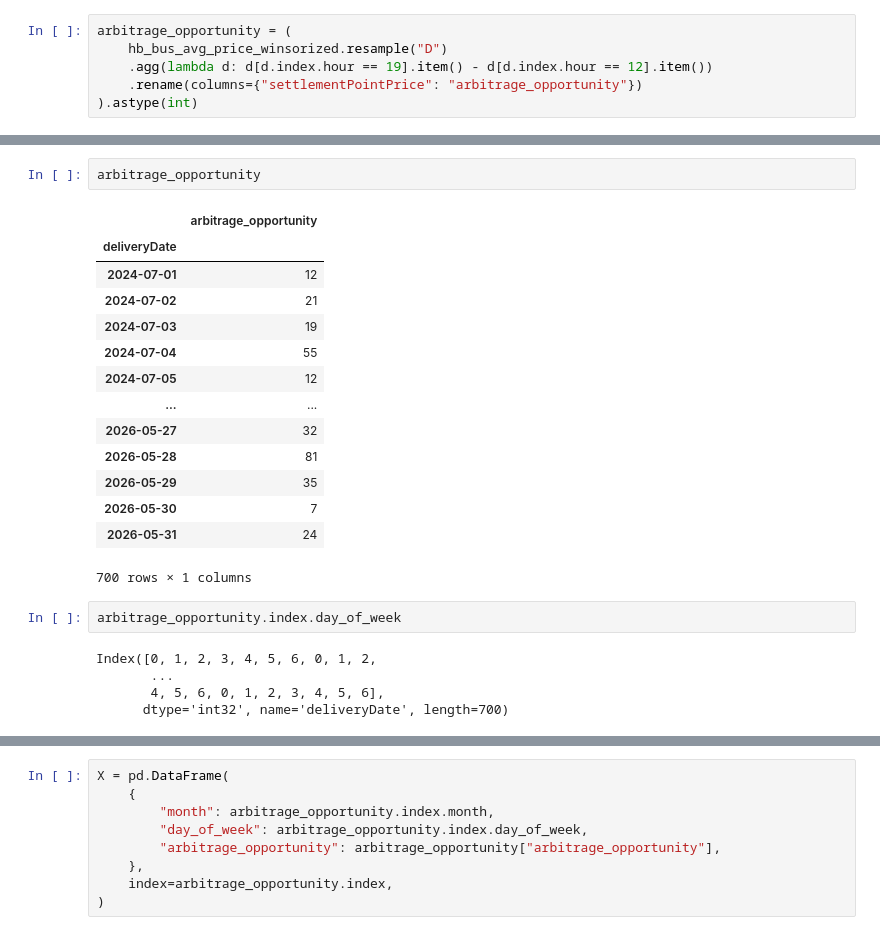
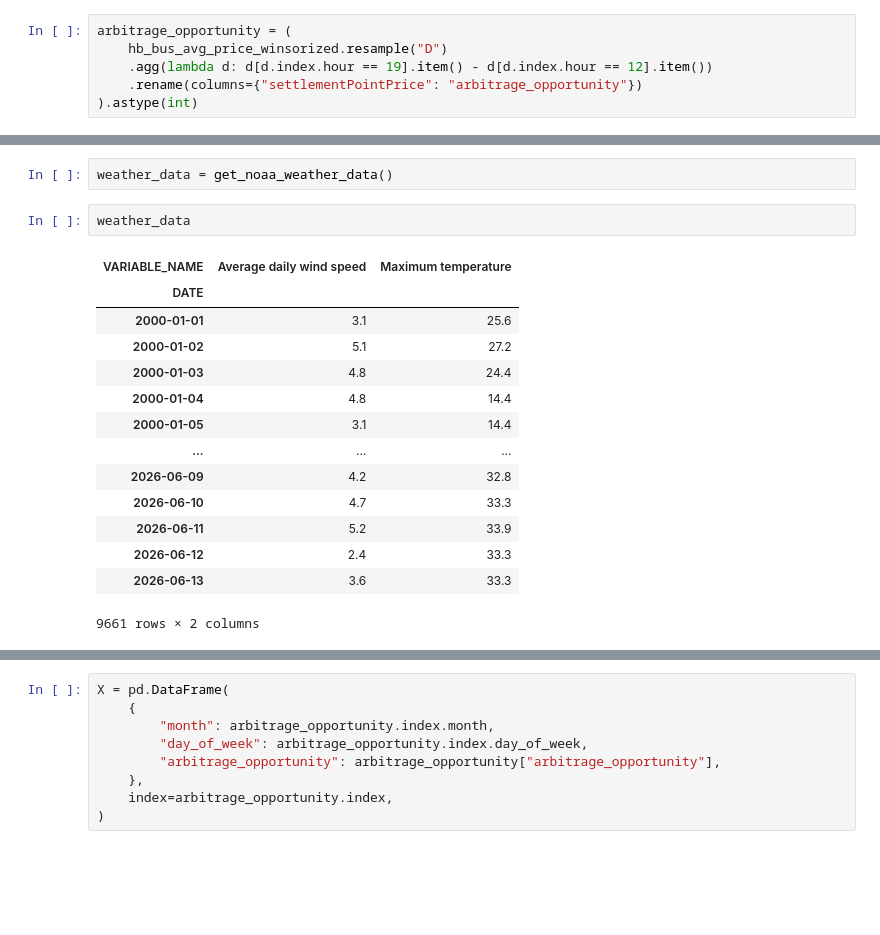
Before and after one commit to andrewkittredge/modo_energy, a Jupyter notebook: settlement-prices-scratch.ipynb, the cells around one changed output, grey strips where cells are left out. Saved outputs shown, nothing was run; the diff lists cells and outputs as text; blank space fills up the shorter version.

```diff
--- a/settlement-prices-scratch.ipynb
+++ b/settlement-prices-scratch.ipynb
@@ -36,24 +38,19 @@ arbitrage_opportunity.plot()
-# %%
-arbitrage_opportunity
-# %% [output]
-|  | arbitrage_opportunity |
-| deliveryDate |  |
-| 2024-07-01 | 12 |
-| 2024-07-02 | 21 |
-| 2024-07-03 | 19 |
-| 2024-07-04 | 55 |
-| 2024-07-05 | 12 |
-| ... | ... |
-| 2026-05-27 | 32 |
-| 2026-05-28 | 81 |
-| 2026-05-29 | 35 |
-| 2026-05-30 | 7 |
-| 2026-05-31 | 24 |
-700 rows × 1 columns
-# %%
-arbitrage_opportunity.index.day_of_week
-# %% [output]
-Index([0, 1, 2, 3, 4, 5, 6, 0, 1, 2,
-       ...
-       4, 5, 6, 0, 1, 2, 3, 4, 5, 6],
-      dtype='int32', name='deliveryDate', length=700)
+# %%
+weather_data = get_noaa_weather_data()
+# %%
+weather_data
+# %% [output]
+| VARIABLE_NAME | Average daily wind speed | Maximum temperature |
+| DATE |  |  |
+| 2000-01-01 | 3.1 | 25.6 |
+| 2000-01-02 | 5.1 | 27.2 |
+| 2000-01-03 | 4.8 | 24.4 |
+| 2000-01-04 | 4.8 | 14.4 |
+| 2000-01-05 | 3.1 | 14.4 |
+| ... | ... | ... |
+| 2026-06-09 | 4.2 | 32.8 |
+| 2026-06-10 | 4.7 | 33.3 |
+| 2026-06-11 | 5.2 | 33.9 |
+| 2026-06-12 | 2.4 | 33.3 |
+| 2026-06-13 | 3.6 | 33.3 |
+9661 rows × 2 columns
```
Also changed, not shown: parts of 6 cells of this notebook, 3 other files.
